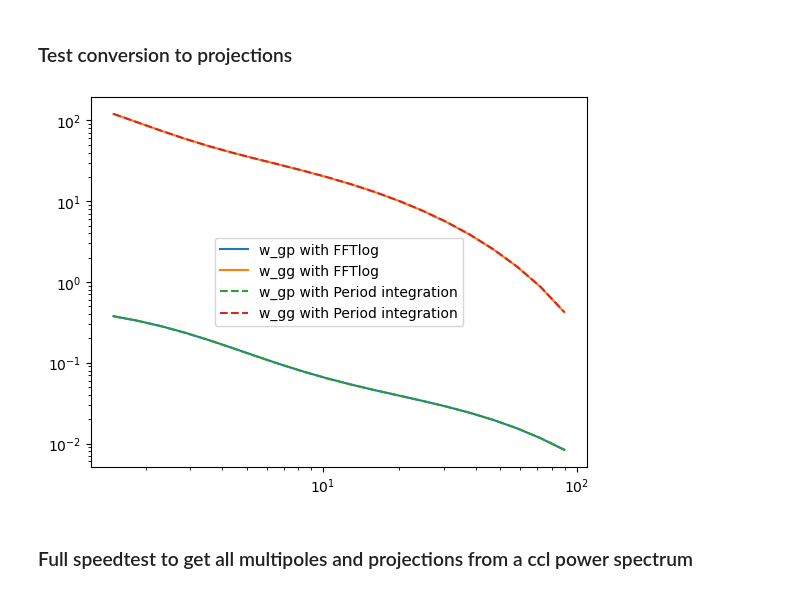
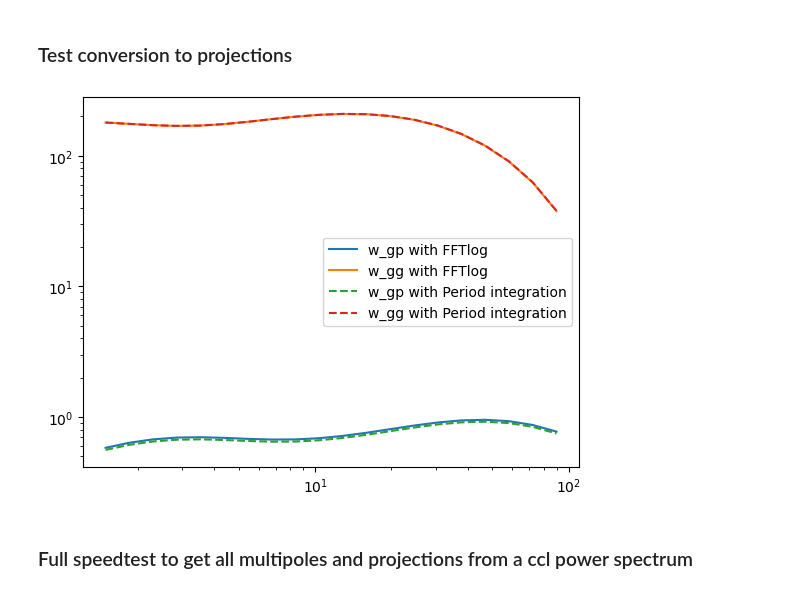
Before and after one commit to DennisNeumann97/GNAT, a Jupyter notebook: codebase_develop.ipynb, the cells around one changed output. Drawn from its saved outputs; the diff is of its cells as text; code cells hidden in the pictures.

```diff
--- a/codebase_develop.ipynb
+++ b/codebase_develop.ipynb
@@ -317,17 +317,17 @@ w_pp = projectionsHandler.convert_multipoles_to_projected_correlation_function(
     pi_max=pimax,
 )
 # %%
-plt.loglog(rp, w_gp, label='w_gp with FFTlog')
-plt.loglog(rp, w_gg, label='w_gg with FFTlog')
+plt.loglog(rp, rp*w_gp, label='w_gp with FFTlog')
+plt.loglog(rp, rp*w_gg, label='w_gg with FFTlog')
 # plt.loglog(rp, w_pp, label='w_++ with FFTlog')
-plt.loglog(r_period/cosmology_dict['h'], wgp_period/cosmology_dict['h'], label='w_gp with Period integration', linestyle='--')
-plt.loglog(r_period/cosmology_dict['h'], wgg_period/cosmology_dict['h'], label='w_gg with Period integration', linestyle='--')
+plt.loglog(r_period/cosmology_dict['h'], r_period*wgp_period/cosmology_dict['h']**2, label='w_gp with Period integration', linestyle='--')
+plt.loglog(r_period/cosmology_dict['h'], r_period*wgg_period/cosmology_dict['h']**2, label='w_gg with Period integration', linestyle='--')
 # plt.loglog(r_wpp/cosmology_dict['h'], wpp_casper/cosmology_dict['h'], label='w_++ from Casper', linestyle='--')
 plt.legend()
 plt.show()
 plt.close()
 # %% [output]
-[figure, old version]
+[figure, new version]
 # %% [markdown]
 ### Full speedtest to get all multipoles and projections from a ccl power spectrum
 # %%
```
Also changed, not shown: parts of 6 cells of this notebook, 4 other files.
